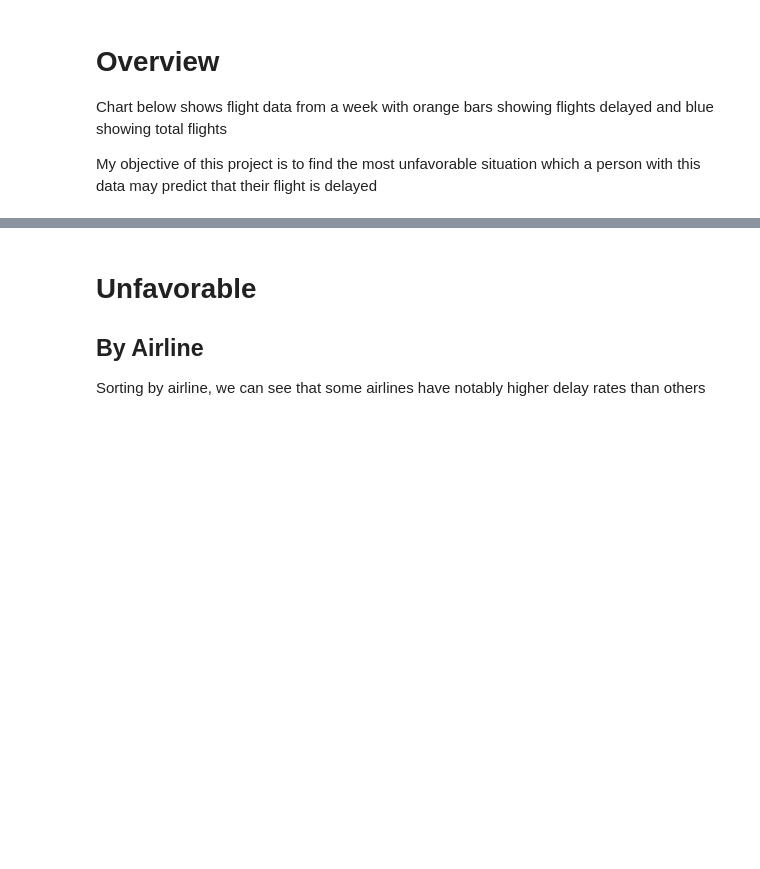
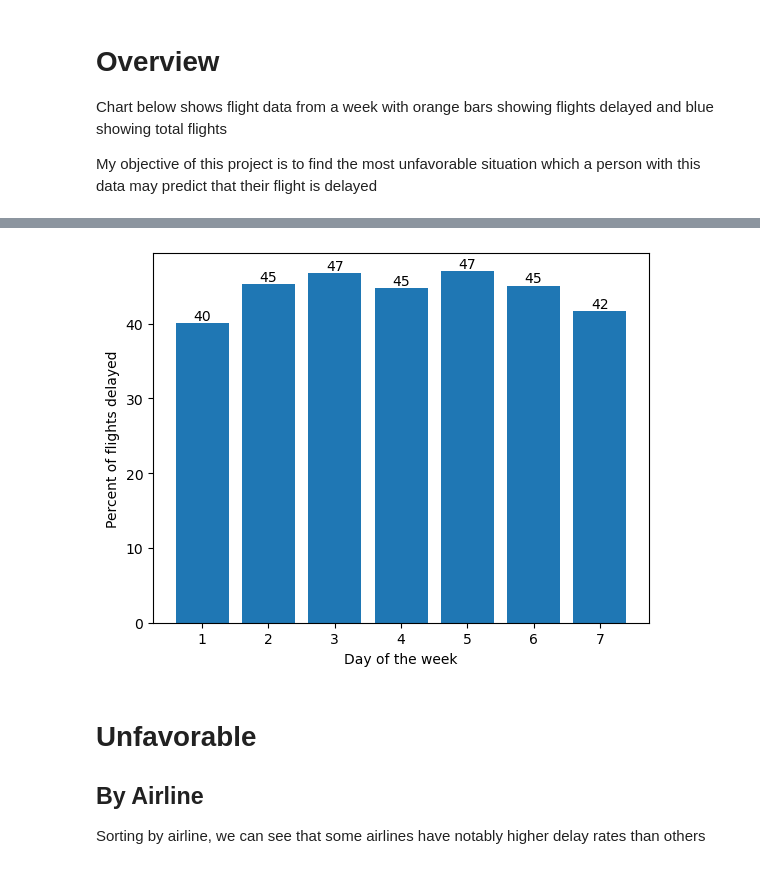
Before and after one commit to ltcolscotty/AirlinesProject, a Jupyter notebook: AirlineAnalysis.ipynb, the cells around one changed output, grey strips where cells are left out. Drawn from its saved outputs; the diff is of its cells as text; code cells hidden in the pictures; blank space fills up the shorter version.

```diff
--- a/AirlineAnalysis.ipynb
+++ b/AirlineAnalysis.ipynb
@@ -56,3 +57,15 @@ plt.show()
+# %%
+fig, ax = plt.subplots()
+
+bar_day_percent1 = ax.bar(x_val, y_valC)
+ax.set_xlabel('Day of the week')
+ax.set_ylabel('Percent of flights delayed')
+
+ax.bar_label(bar_day_percent1, fmt='{:,.0f}')
+
+plt.show()
+# %% [output]
+[figure, added]
 # %% [markdown]
 # Unfavorable
 
```
Also changed, not shown: parts of 2 cells of this notebook.
